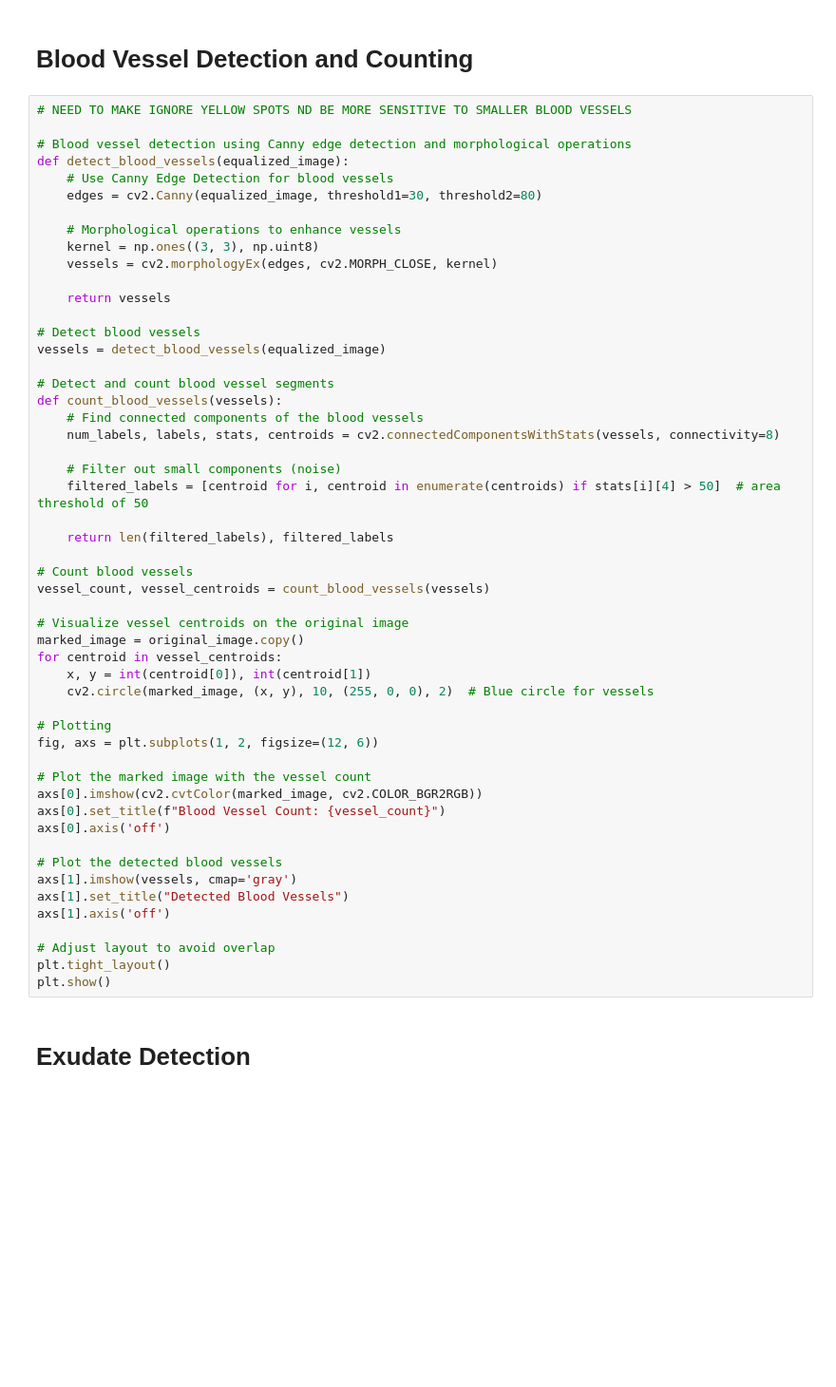
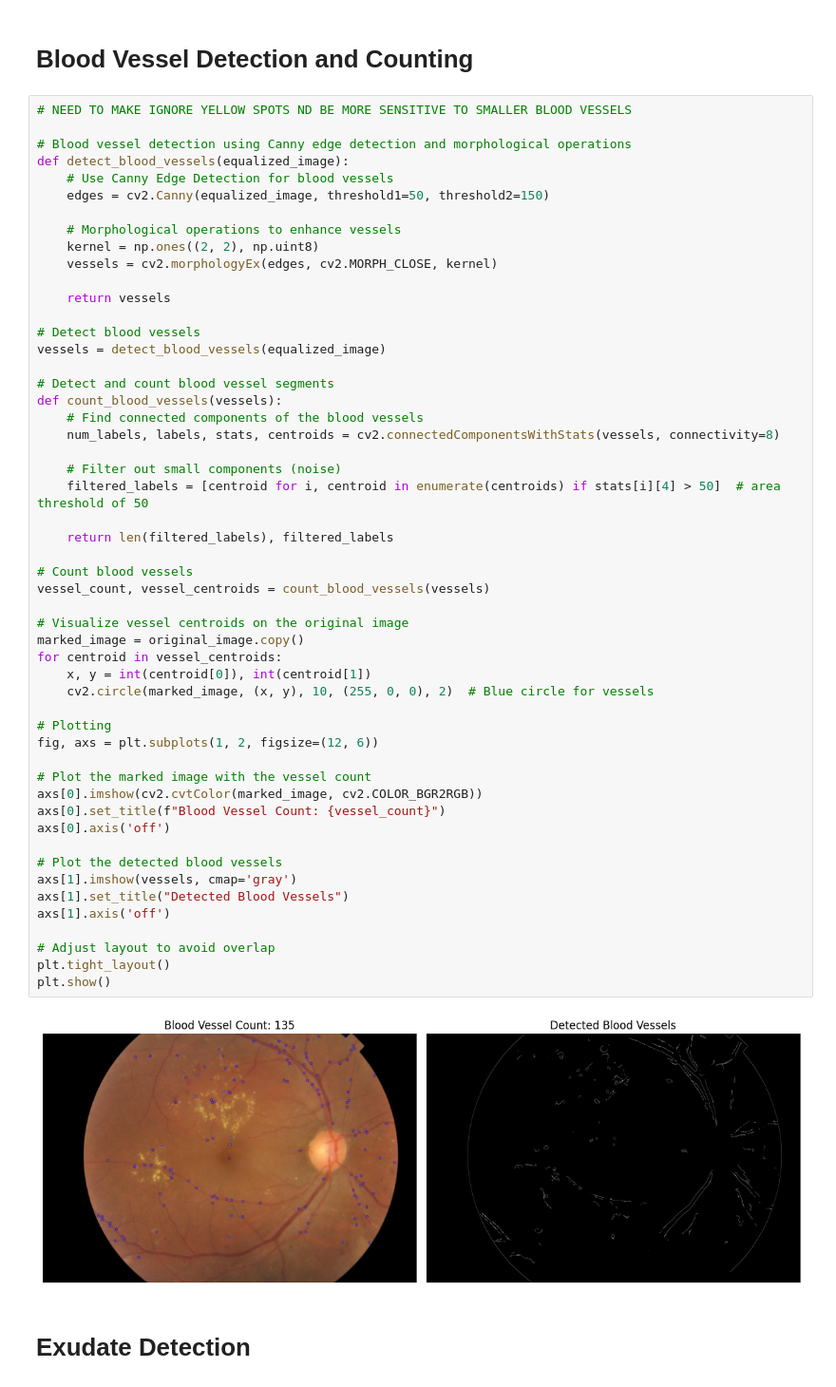
Before and after one commit to CaelynViljoen/ELEN4012A-Investigation-Project, a Jupyter notebook: Src/FeatureEngineering/FeatureExtraction.ipynb, the cells around one changed output. Shown at 95% size. Drawn from its saved outputs; the diff is of its cells as text; blank space fills up the shorter version.

```diff
--- a/Src/FeatureEngineering/FeatureExtraction.ipynb
+++ b/Src/FeatureEngineering/FeatureExtraction.ipynb
@@ -75,10 +77,10 @@ plt.show()
 # Blood vessel detection using Canny edge detection and morphological operations
 def detect_blood_vessels(equalized_image):
     # Use Canny Edge Detection for blood vessels
-    edges = cv2.Canny(equalized_image, threshold1=30, threshold2=80)
+    edges = cv2.Canny(equalized_image, threshold1=50, threshold2=150)
 
     # Morphological operations to enhance vessels
-    kernel = np.ones((3, 3), np.uint8)
+    kernel = np.ones((2, 2), np.uint8)
     vessels = cv2.morphologyEx(edges, cv2.MORPH_CLOSE, kernel)
 
     return vessels
@@ -94,33 +96,35 @@ def count_blood_vessels(vessels):
     # Filter out small components (noise)
     filtered_labels = [centroid for i, centroid in enumerate(centroids) if stats[i][4] > 50]  # area threshold of 50
 
     return len(filtered_labels), filtered_labels
 
 # Count blood vessels
 vessel_count, vessel_centroids = count_blood_vessels(vessels)
 
 # Visualize vessel centroids on the original image
 marked_image = original_image.copy()
 for centroid in vessel_centroids:
     x, y = int(centroid[0]), int(centroid[1])
     cv2.circle(marked_image, (x, y), 10, (255, 0, 0), 2)  # Blue circle for vessels
 
 # Plotting
 fig, axs = plt.subplots(1, 2, figsize=(12, 6))
 
 # Plot the marked image with the vessel count
 axs[0].imshow(cv2.cvtColor(marked_image, cv2.COLOR_BGR2RGB))
 axs[0].set_title(f"Blood Vessel Count: {vessel_count}")
 axs[0].axis('off')
 
 # Plot the detected blood vessels
 axs[1].imshow(vessels, cmap='gray')
 axs[1].set_title("Detected Blood Vessels")
 axs[1].axis('off')
 
 # Adjust layout to avoid overlap
 plt.tight_layout()
 plt.show()
+# %% [output]
+[figure, added]
 # %% [markdown]
 # Exudate Detection
 # %%
```
Also changed, not shown: parts of 8 cells of this notebook.
